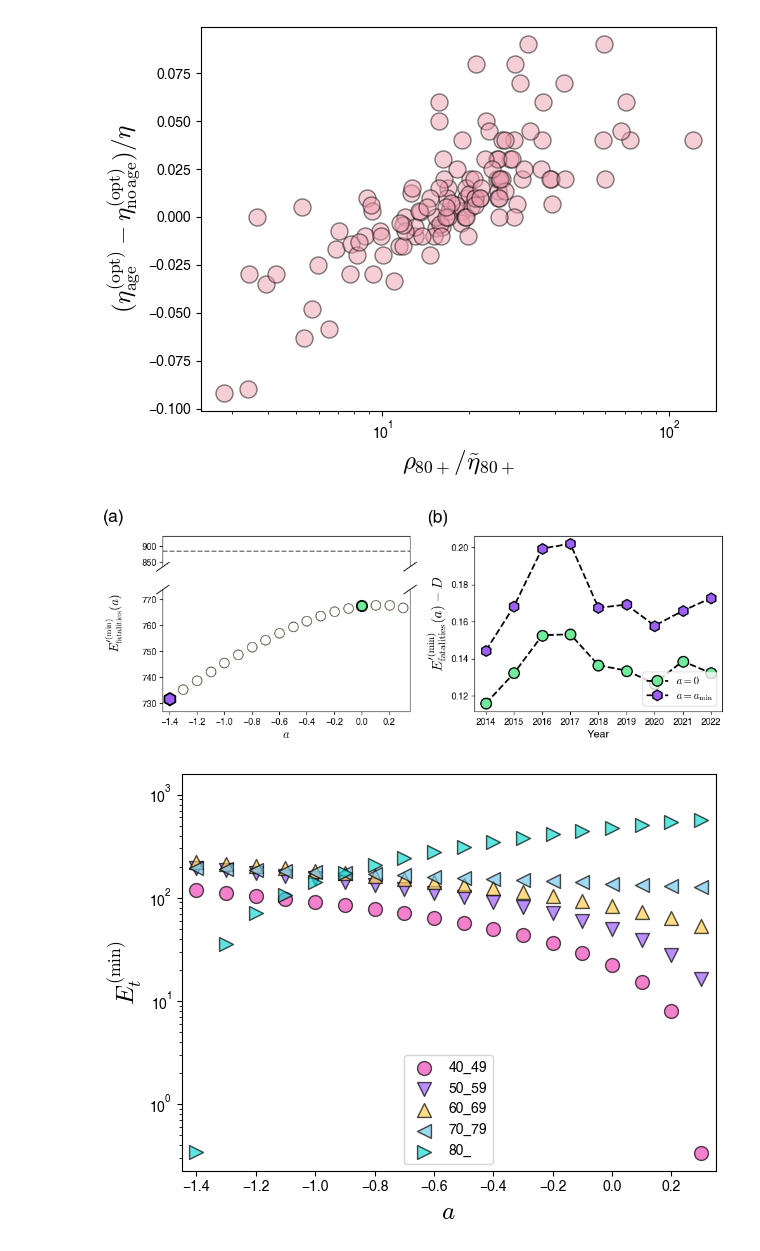
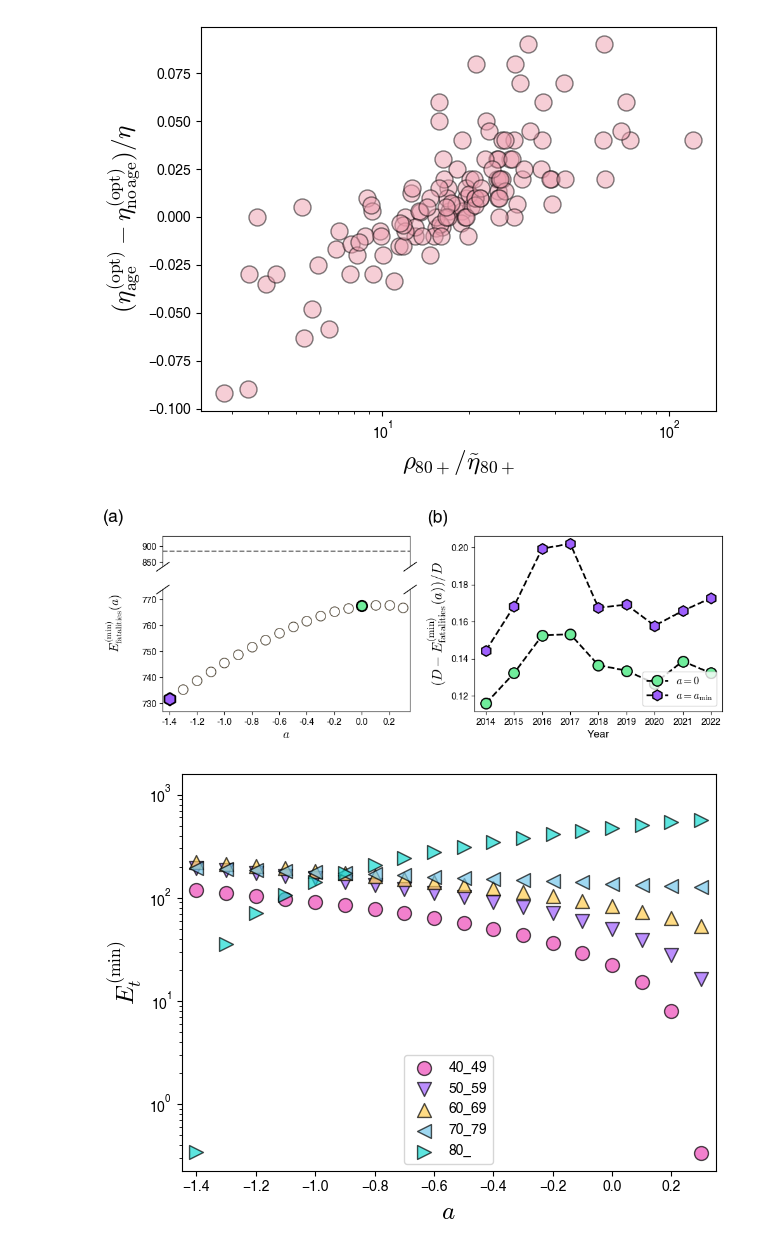
Before and after one commit to kwyosu7/Tuberculosis_hospital_optimization, a Jupyter notebook: article_figure_4.ipynb, the cells around one changed output. Drawn from its saved outputs; the diff is of its cells as text; code cells hidden in the pictures.

```diff
--- a/article_figure_4.ipynb
+++ b/article_figure_4.ipynb
@@ -314,36 +314,36 @@ ax.set_xlim(-1.45, 0.35)
 ax.set_ylim(727, 774)
 ax.tick_params(axis='x', labelsize=10, labelrotation=0)
 ax.tick_params(axis='y', labelsize=10)
 ax.set_xlabel(r'$a$', size=14)
 
-fig.text(0.01, 0.50, r'$E^{\prime\mathrm{(min)}}_\mathrm{fatalities}(a)$', va='center', rotation = 'vertical', fontsize = 14)
+fig.text(0.01, 0.50, r'$E^{\mathrm{(min)}}_\mathrm{fatalities}(a)$', va='center', rotation = 'vertical', fontsize = 14)
 ax0.spines['bottom'].set_visible(False)
 ax.spines['top'].set_visible(False)
 
 # how big to make the diagonal lines in axes coordinates
 d = .7
 kwargs = dict(marker=[(-1, -d), (1, d)], markersize=15, linestyle="none", color='k', clip_on=False)
 
 ax0.plot([0, 1], [0, 0], transform=ax0.transAxes, **kwargs)
 ax.plot([0, 1], [1, 1], transform=ax.transAxes, **kwargs)
 
 ax1=fig.add_subplot(gs[:,1])
 y_0 = (np.array(D_list) - np.array(E_a_0))/np.array(D_list)
 y_min = (np.array(D_list)-np.array(E_a_min))/np.array(D_list)
 ax1.plot(range(2014,2023), y_0, marker='o', mfc=rgb_to_hex(111,237,155) , mew=1.5,c='k', linestyle='--', linewidth=2, ms=12, label=r'$a=0$')
 ax1.plot(range(2014,2023), y_min, marker='h', c='k', mew=1.5,ms=12 , mfc=rgb_to_hex(158,95,253), linestyle='--', linewidth=2, label=r'$a=a_\mathrm{min}$')
-ax1.set_ylabel(r'$E^{\prime\mathrm{(min)}}_\mathrm{fatalities}(a)- D$', size=16)
+ax1.set_ylabel(r'$(D-E^{\mathrm{(min)}}_\mathrm{fatalities}(a))/ D$', size=16)
 ax1.set_xlabel(r'Year', size=12)
 ax1.tick_params(axis='x', labelsize=10, labelrotation=0)
 ax1.tick_params(axis='y', labelsize=10)
 ax1.legend(loc=4, fontsize='large')
 ax1.text(title_pos[0], title_pos[1], '('+title_list[1]+')', fontsize=title_size,  ha='center', va='center',transform=ax1.transAxes)
 
 plt.tight_layout()
 # plt.savefig('/home/users/YongsungKwon/workplace/Yongpyter/Tuberculosis_hospital_optimization/data_result/figure/a_E_year.pdf',format='pdf', transparent=True)
 plt.show()
 # %% [output]
-[figure, old version]
+[figure, new version]
 # %%
 year = 2022
 
```
